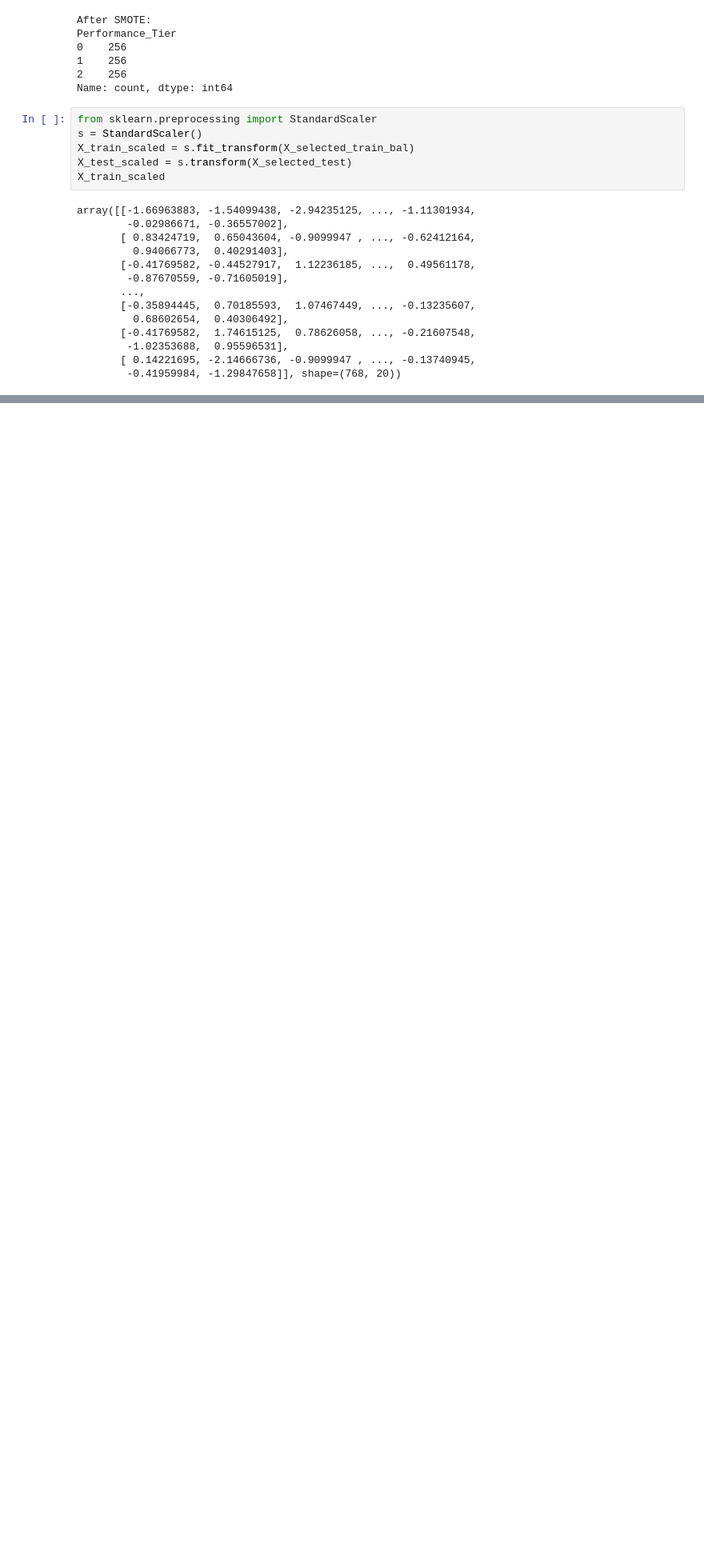
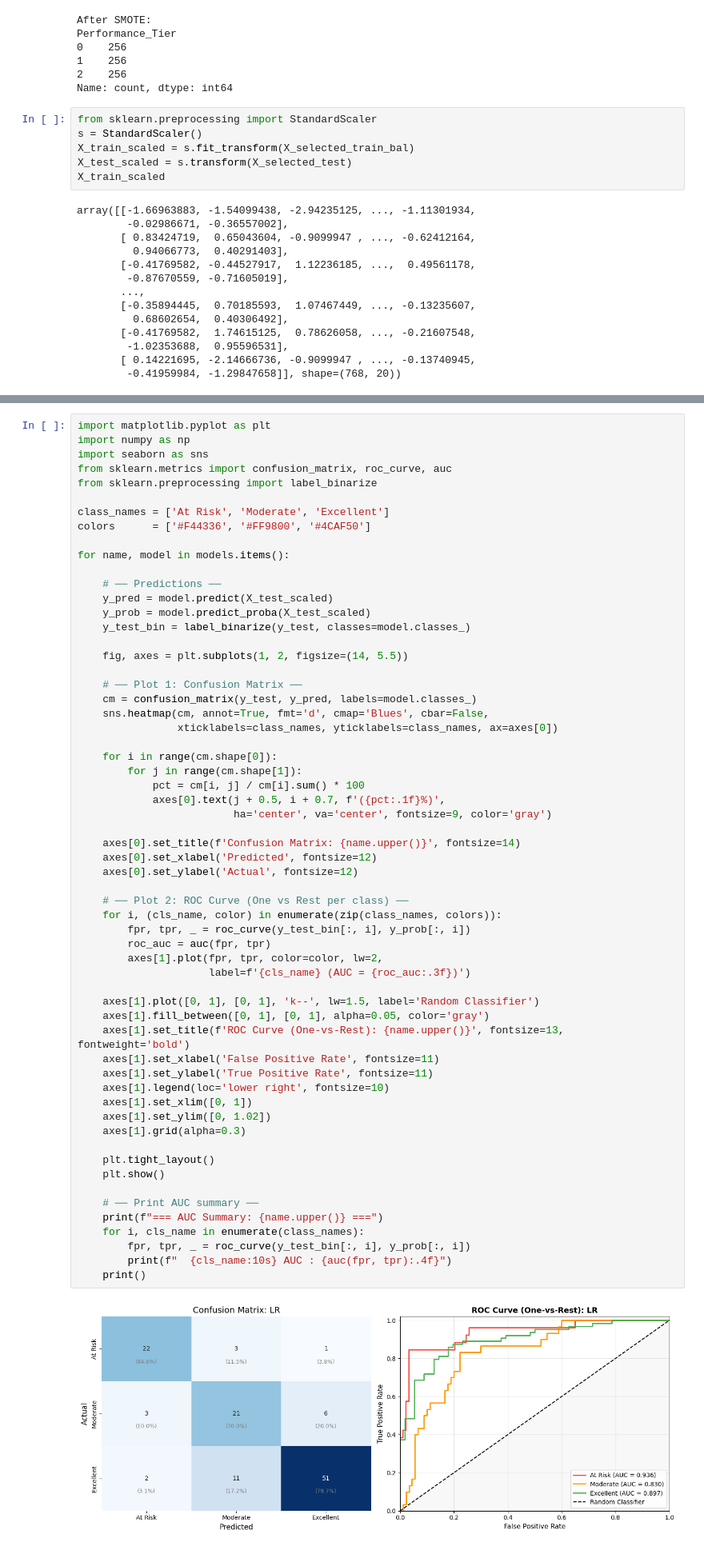
Before and after one commit to Superkai017/Academic-Predictor-machine-based-on-performance-, a Jupyter notebook: notebook/classification_model.ipynb, the cells around one changed output, grey strips where cells are left out. Shown at 80% size. Saved outputs shown, nothing was run; the diff lists cells and outputs as text; blank space fills up the shorter version.

Commit message:
display model evaulation for each of models we have trained so far which include confusion matrix and AUC-Roc Curve

```diff
--- a/notebook/classification_model.ipynb
+++ b/notebook/classification_model.ipynb
@@ -200,0 +201,62 @@ xgb    |       89 |       31 |      120 |    74.17%
+# %%
+import matplotlib.pyplot as plt
+import numpy as np
+import seaborn as sns
+from sklearn.metrics import confusion_matrix, roc_curve, auc
+from sklearn.preprocessing import label_binarize
+
+class_names = ['At Risk', 'Moderate', 'Excellent']
+colors      = ['#F44336', '#FF9800', '#4CAF50']
+
+for name, model in models.items():
+
+    # ── Predictions ──
+    y_pred = model.predict(X_test_scaled)
+    y_prob = model.predict_proba(X_test_scaled)
+    y_test_bin = label_binarize(y_test, classes=model.classes_)
+
+    fig, axes = plt.subplots(1, 2, figsize=(14, 5.5))
+
+    # ── Plot 1: Confusion Matrix ──
+    cm = confusion_matrix(y_test, y_pred, labels=model.classes_)
+    sns.heatmap(cm, annot=True, fmt='d', cmap='Blues', cbar=False,
+                xticklabels=class_names, yticklabels=class_names, ax=axes[0])
+
+    for i in range(cm.shape[0]):
+        for j in range(cm.shape[1]):
+            pct = cm[i, j] / cm[i].sum() * 100
+            axes[0].text(j + 0.5, i + 0.7, f'({pct:.1f}%)',
+                         ha='center', va='center', fontsize=9, color='gray')
+
+    axes[0].set_title(f'Confusion Matrix: {name.upper()}', fontsize=14)
+    axes[0].set_xlabel('Predicted', fontsize=12)
+    axes[0].set_ylabel('Actual', fontsize=12)
+
+    # ── Plot 2: ROC Curve (One vs Rest per class) ──
+    for i, (cls_name, color) in enumerate(zip(class_names, colors)):
+        fpr, tpr, _ = roc_curve(y_test_bin[:, i], y_prob[:, i])
+        roc_auc = auc(fpr, tpr)
+        axes[1].plot(fpr, tpr, color=color, lw=2,
+                     label=f'{cls_name} (AUC = {roc_auc:.3f})')
+
+    axes[1].plot([0, 1], [0, 1], 'k--', lw=1.5, label='Random Classifier')
+    axes[1].fill_between([0, 1], [0, 1], alpha=0.05, color='gray')
+    axes[1].set_title(f'ROC Curve (One-vs-Rest): {name.upper()}', fontsize=13, fontweight='bold')
+    axes[1].set_xlabel('False Positive Rate', fontsize=11)
+    axes[1].set_ylabel('True Positive Rate', fontsize=11)
+    axes[1].legend(loc='lower right', fontsize=10)
+    axes[1].set_xlim([0, 1])
+    axes[1].set_ylim([0, 1.02])
+    axes[1].grid(alpha=0.3)
+
+    plt.tight_layout()
+    plt.show()
+
+    # ── Print AUC summary ──
+    print(f"=== AUC Summary: {name.upper()} ===")
+    for i, cls_name in enumerate(class_names):
+        fpr, tpr, _ = roc_curve(y_test_bin[:, i], y_prob[:, i])
+        print(f"  {cls_name:10s} AUC : {auc(fpr, tpr):.4f}")
+    print()
+# %% [output]
+[figure, added]
```
Also changed, not shown: parts of 9 cells of this notebook.
